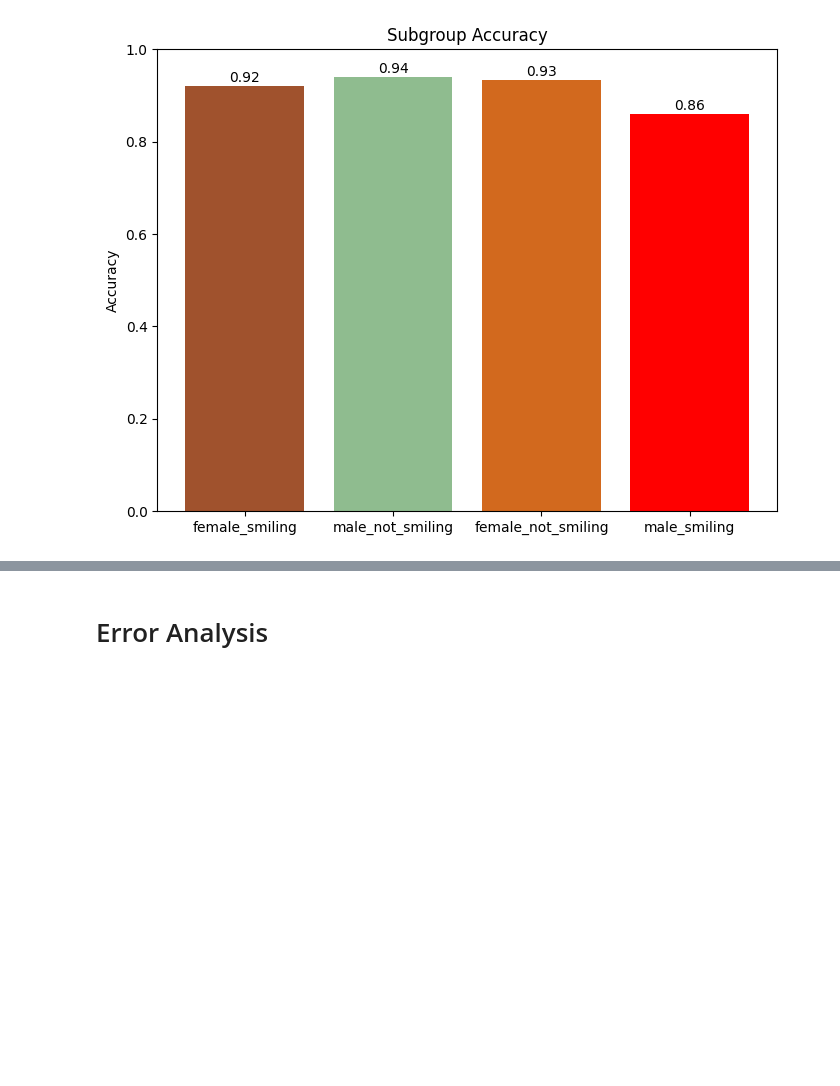
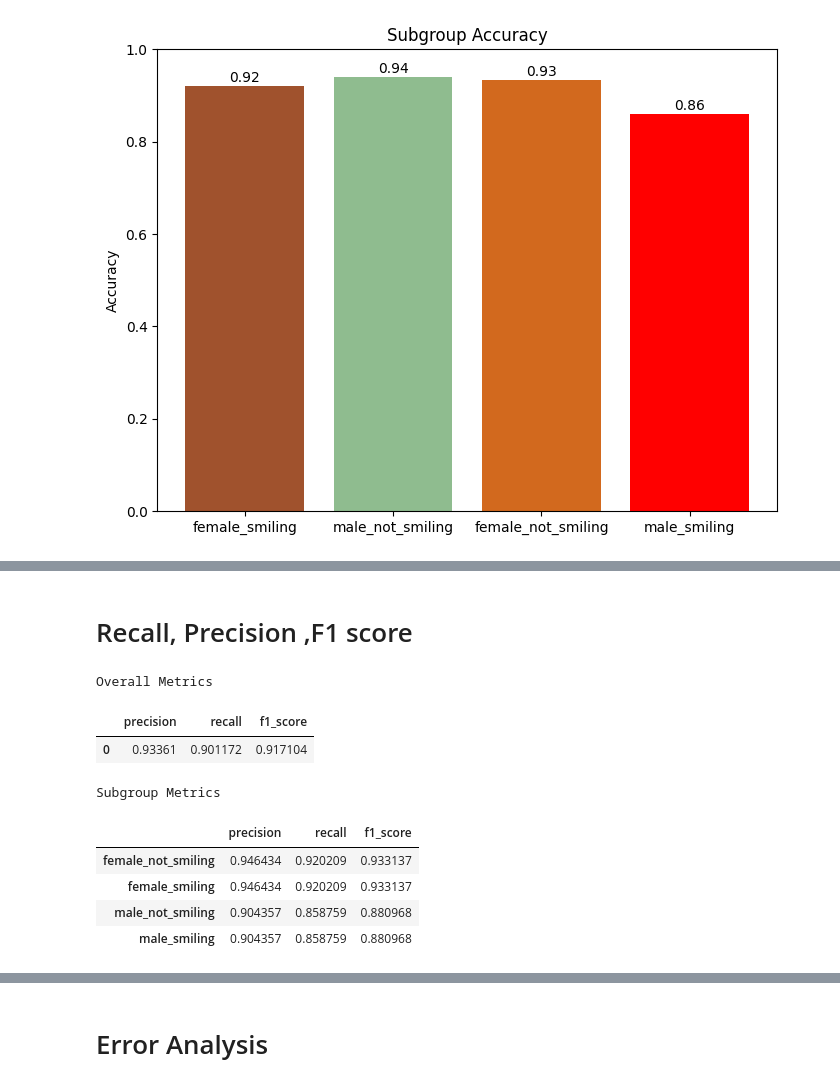
Before and after one commit to meniquejojo/Image-Classification-and-bias-model, a Jupyter notebook: Notebooks/bias_model.ipynb, the cells around one changed output, grey strips where cells are left out. Saved outputs shown, nothing was run; the diff lists cells and outputs as text; code cells hidden in the pictures; blank space fills up the shorter version.

```diff
--- a/Notebooks/bias_model.ipynb
+++ b/Notebooks/bias_model.ipynb
@@ -354,3 +382,5 @@ Interpretation:
 	•	Overall, the model performs well across all subgroups, but there is a clear disparity: male smiling images are the most challenging for the model.
 	•	This could be due to an imbalance in the training dataset or subtle differences in how smiles manifest in male faces compared to female faces.
 	•	The slightly higher accuracy for non-smiling subgroups suggests the model finds it easier to detect the absence of a smile than a smile, especially for males.
+# %% [markdown]
+# Recall, Precision ,F1 score
@@ -356,0 +439,20 @@ Interpretation:
+# %%
+# Overall metrics
+overall_df = pd.DataFrame([overall_metrics])
+print("Overall Metrics")
+display(overall_df)
+
+# Subgroup metrics
+subgroup_df = pd.DataFrame(subgroup_metrics).T
+print("Subgroup Metrics")
+display(subgroup_df)
+# %% [output]
+Overall Metrics
+|  | precision | recall | f1_score |
+| 0 | 0.93361 | 0.901172 | 0.917104 |
+Subgroup Metrics
+|  | precision | recall | f1_score |
+| female_not_smiling | 0.946434 | 0.920209 | 0.933137 |
+| female_smiling | 0.946434 | 0.920209 | 0.933137 |
+| male_not_smiling | 0.904357 | 0.858759 | 0.880968 |
+| male_smiling | 0.904357 | 0.858759 | 0.880968 |
```
Also changed, not shown: parts of 6 cells of this notebook.
